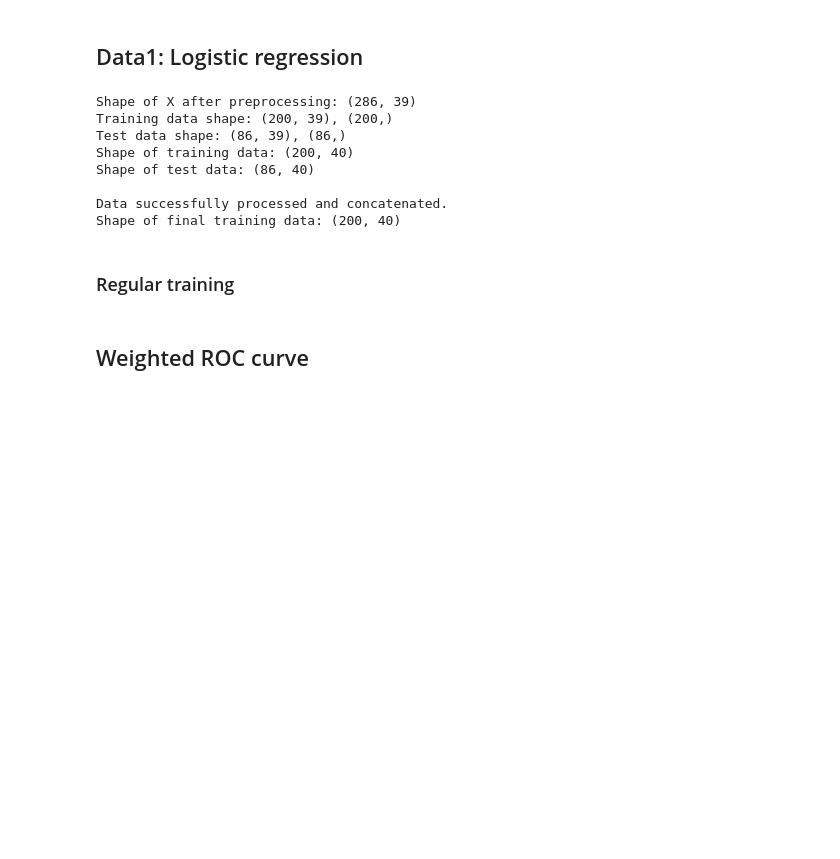
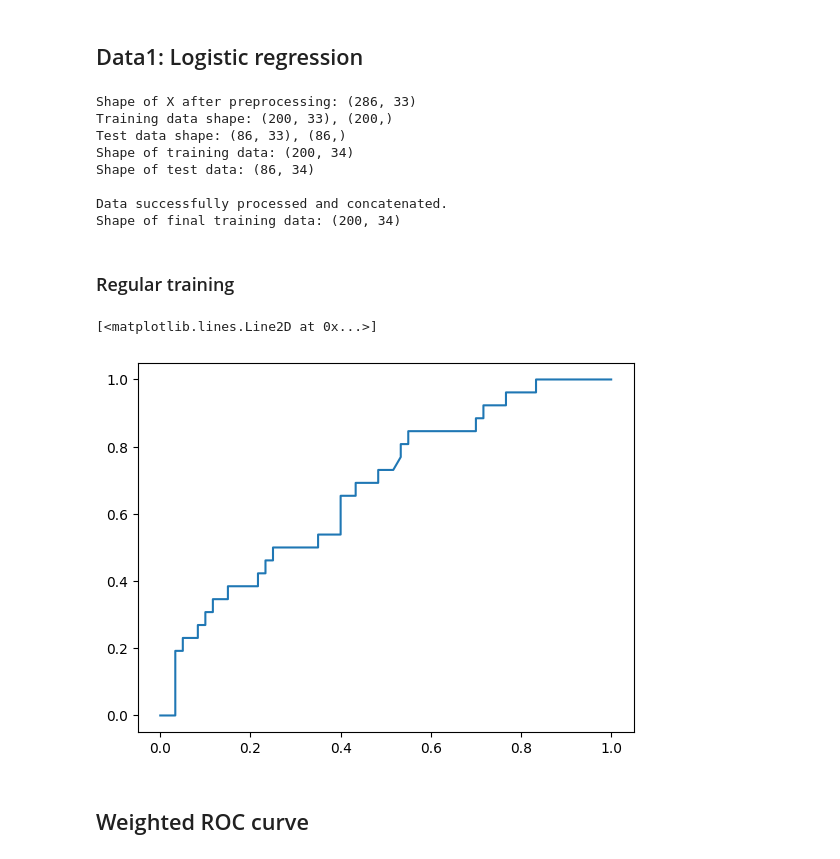
Before and after one commit to katzkid/RoC_Analysis, a Jupyter notebook: Logistic_BreastCancer_weighted.ipynb, the cells around one changed output. Saved outputs shown, nothing was run; the diff lists cells and outputs as text; code cells hidden in the pictures; blank space fills up the shorter version.

```diff
--- a/Logistic_BreastCancer_weighted.ipynb
+++ b/Logistic_BreastCancer_weighted.ipynb
@@ -329,7 +329,8 @@ def generate_data(dataset):
         y = LabelEncoder().fit_transform(y_df.to_numpy().ravel())
 
         # 4. Define column lists using the correct names for this dataset
-        categorical_features = ['age', 'menopause', 'tumor-size', 'inv-nodes', 'node-caps', 'breast', 'breast-quad', 'irradiat']
+        #categorical_features = ['age', 'menopause', 'tumor-size', 'inv-nodes', 'node-caps', 'breast', 'breast-quad', 'irradiat']
+        categorical_features = ['menopause', 'tumor-size', 'inv-nodes', 'node-caps', 'breast', 'breast-quad', 'irradiat']
         numeric_features = ['deg-malig']
 
         # 5. Create preprocessing pipelines
@@ -451,14 +452,14 @@ test_loader = data.DataLoader(test_data_tensor, batch_size=BATCH_SIZE, shuffle=F
 # initialize fold
 kfold = KFold(n_splits=K_FOLDS, shuffle=True, random_state=42)
 # %% [output]
-Shape of X after preprocessing: (286, 39)
-Training data shape: (200, 39), (200,)
-Test data shape: (86, 39), (86,)
-Shape of training data: (200, 40)
-Shape of test data: (86, 40)
+Shape of X after preprocessing: (286, 33)
+Training data shape: (200, 33), (200,)
+Test data shape: (86, 33), (86,)
+Shape of training data: (200, 34)
+Shape of test data: (86, 34)
 
 Data successfully processed and concatenated.
-Shape of final training data: (200, 40)
+Shape of final training data: (200, 34)
 # %% [markdown]
 ### Regular training
 # %%
@@ -475,6 +476,12 @@ clf.fit(X_train, y_train)
 #calculate ROC results
 fpr_roc, tpr_roc, threshold_roc = roc_curve(y_test, clf.predict_proba(X_test)[:, 1])
 results_original_roc = {"fpr": fpr_roc, "tpr": tpr_roc, "thresholds": threshold_roc, "name": "Logistic Regression", "auc": auc(fpr_roc, tpr_roc), "model": clf}
+# %%
+from matplotlib import pyplot as plt
+plt.plot(fpr_roc, tpr_roc, label='Logistic Regression (AUC = {:.2f})'.format(auc(fpr_roc, tpr_roc)))
+# %% [output]
+[<matplotlib.lines.Line2D at 0x...>]
+[figure, added]
 # %% [markdown]
 ## Weighted ROC curve
 # %%
```
Also changed, not shown: parts of 4 cells of this notebook, 4 other files.
